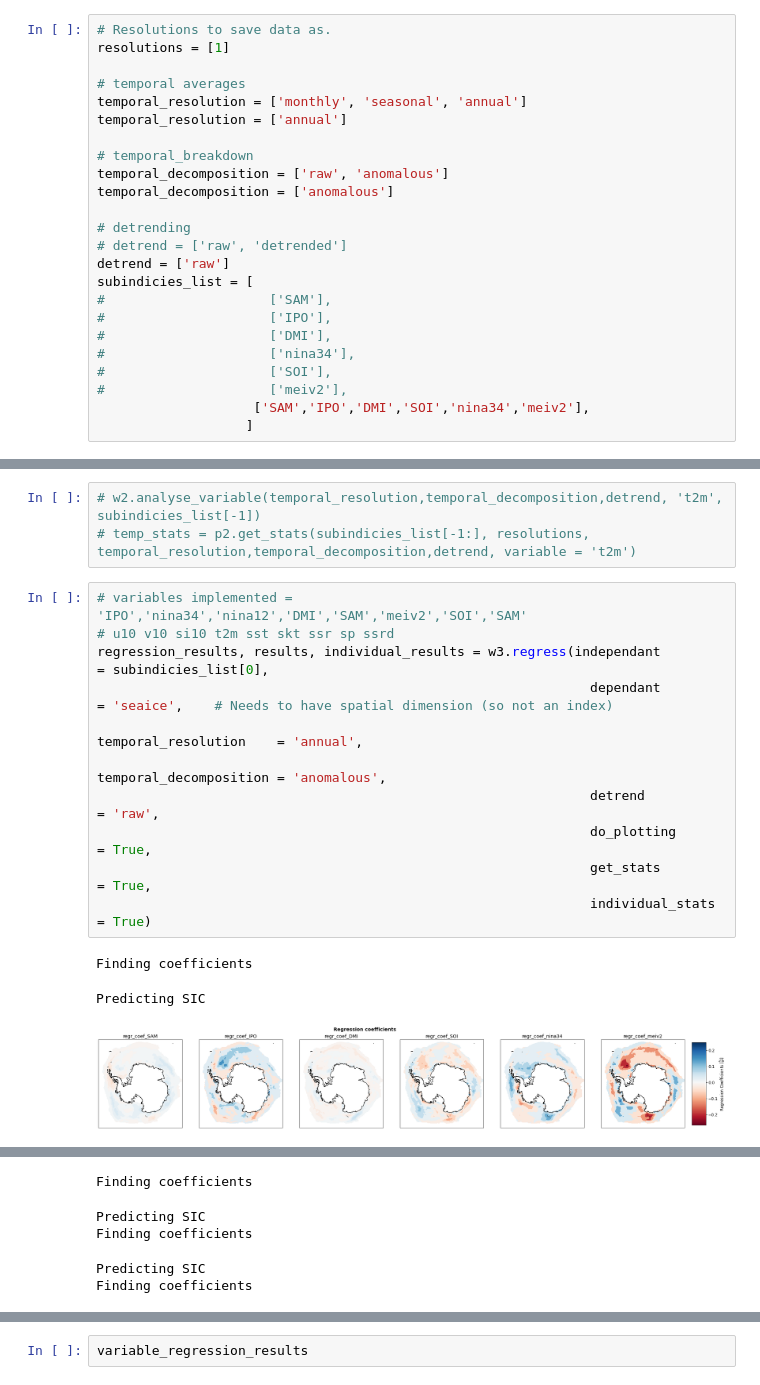
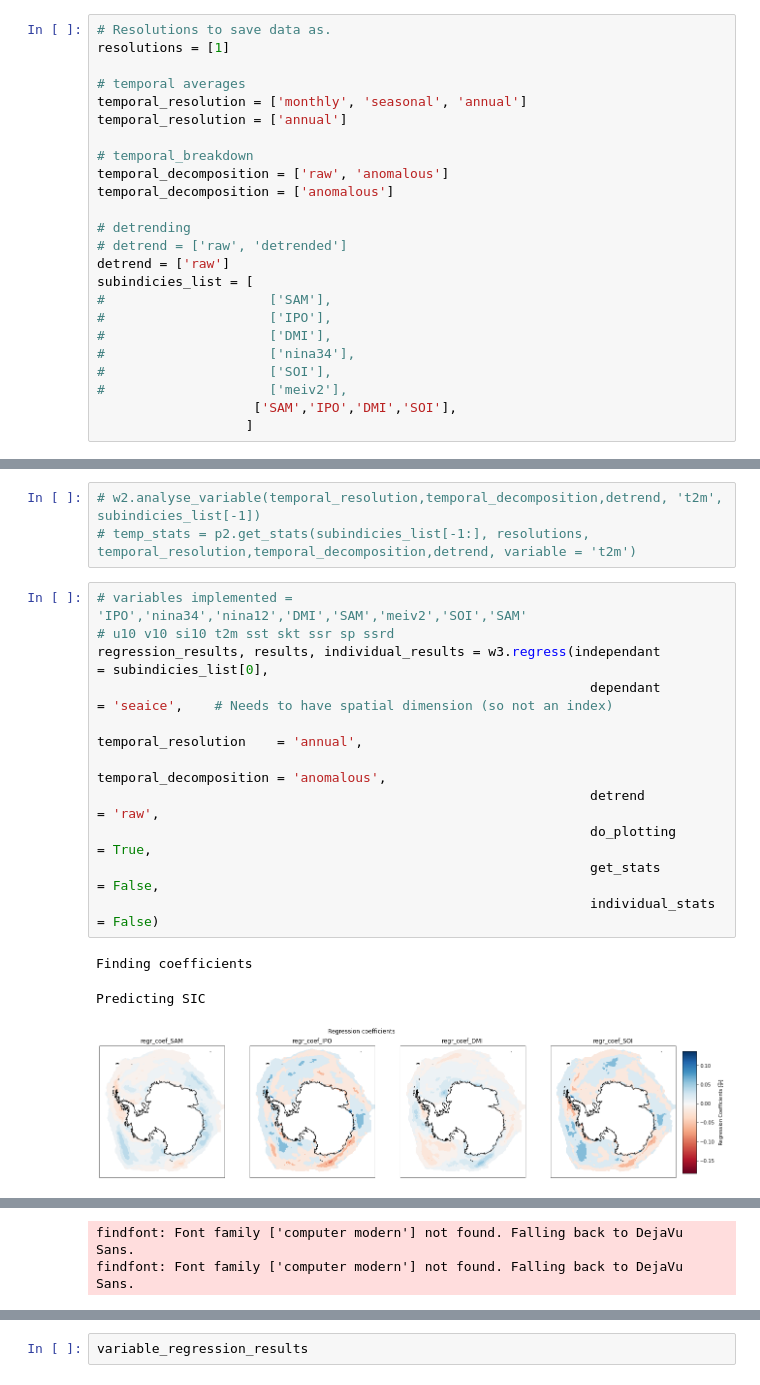
Before and after one commit to hjelleyman/Antarctica-M.1, a Jupyter notebook: Week 3.ipynb, the cells around one changed output, grey strips where cells are left out. Saved outputs shown, nothing was run; the diff lists cells and outputs as text.

```diff
--- a/Week 3.ipynb
+++ b/Week 3.ipynb
@@ -33,7 +33,7 @@ subindicies_list = [
 #                     ['nina34'],
 #                     ['SOI'],
 #                     ['meiv2'],
-                    ['SAM','IPO','DMI','SOI','nina34','meiv2'],
+                    ['SAM','IPO','DMI','SOI'],
                    ]
 # %%
 # p2.individual_main_stacked(subindicies_list, resolutions, temporal_resolution,temporal_decomposition,detrend)
@@ -46,15 +46,15 @@ subindicies_list = [
 # %%
 # variables implemented = 'IPO','nina34','nina12','DMI','SAM','meiv2','SOI','SAM'
 # u10 v10 si10 t2m sst skt ssr sp ssrd
 regression_results, results, individual_results = w3.regress(independant              = subindicies_list[0],
                                                                dependant              = 'seaice',    # Needs to have spatial dimension (so not an index)
                                                                temporal_resolution    = 'annual',
                                                                temporal_decomposition = 'anomalous',
                                                                detrend                = 'raw',
                                                                do_plotting            = True,
-                                                               get_stats              = True,
-                                                               individual_stats       = True)
+                                                               get_stats              = False,
+                                                               individual_stats       = False)
 # %% [output]
 Finding coefficients
 Predicting SIC
-[figure, old version]
+[figure, new version]
@@ -61,0 +62,2 @@ Predicting SIC
+findfont: Font family ['computer modern'] not found. Falling back to DejaVu Sans.
+findfont: Font family ['computer modern'] not found. Falling back to DejaVu Sans.
@@ -64,5 +66,0 @@ Predicting SIC
-Finding coefficients
-Predicting SIC
-Finding coefficients
-Predicting SIC
-Finding coefficients
```
Also changed, not shown: parts of 15 cells of this notebook, 4 other files.
